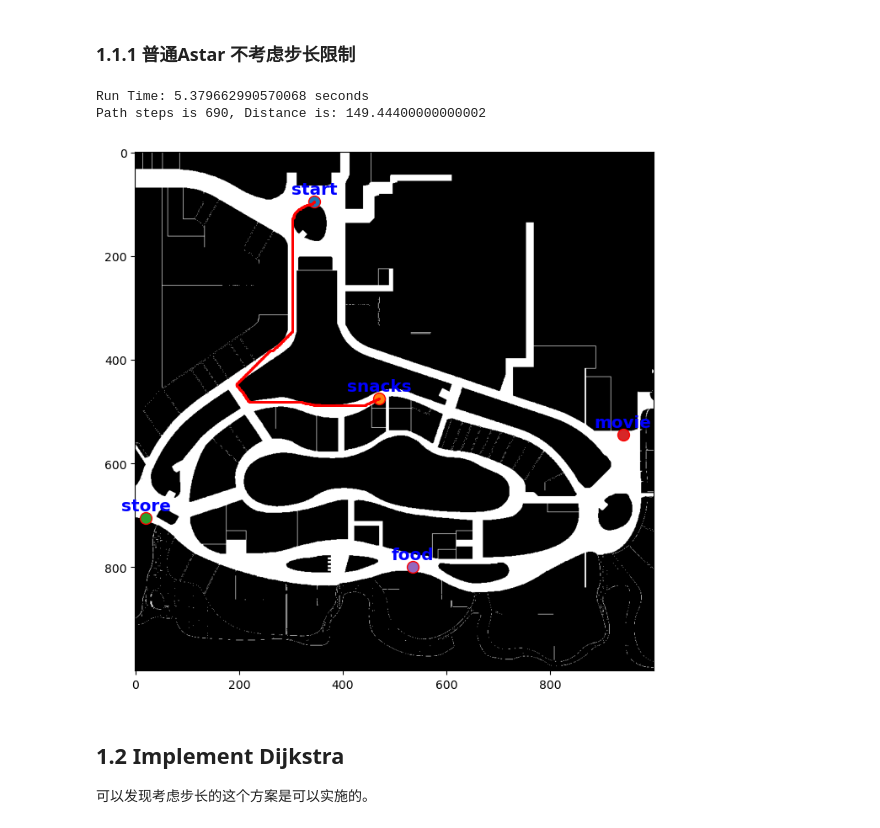
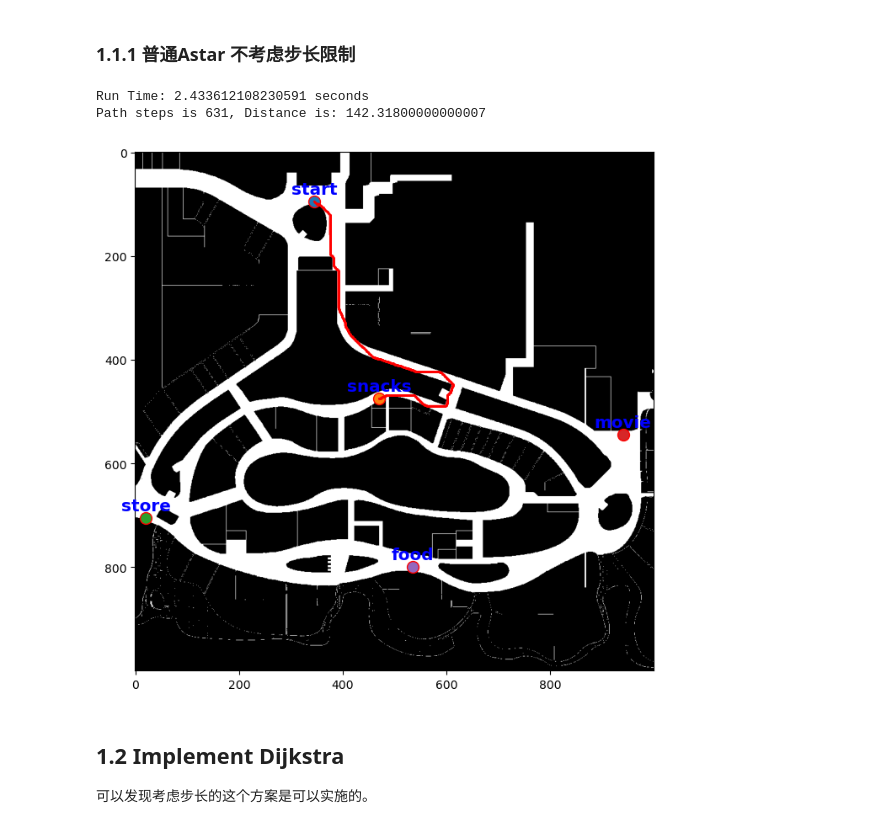
Before and after one commit to huangyqs123/ME5413_HW3, a Jupyter notebook: HW3_Task1&2/homework3.ipynb, the cells around one changed output. Drawn from its saved outputs; the diff is of its cells as text; code cells hidden in the pictures.

```diff
--- a/HW3_Task1&2/homework3.ipynb
+++ b/HW3_Task1&2/homework3.ipynb
@@ -71,93 +127,45 @@ Cell food is free: True
 # %%
-def heuristic_function(start, goal):
-    return np.sqrt((start[0] - goal[0]) ** 2 + (start[1] - goal[1]) ** 2) * MAP_RES
-
-# 根据PDF要求指定的cost函数，非对角为0.2，对角为0.282
-def get_cost(dx, dy):
-    if dx == 0 or dy == 0:
-        return 0.2
-    else:
-        return 0.282
-
-def reconstruct_path(came_from, current):
-    total_path = [current]
-    distance = 0
-    while current in came_from:
-        current = came_from[current]
-        distance += get_cost(total_path[-1][0] - current[0], total_path[-1][1] - current[1])
-        total_path.append(current)
-    return total_path, distance
-
-def visualize_path(path_array, map_img, map_locations):
-    plt.figure(figsize=(8, 8))
-    plt.imshow(map_img, cmap='gray')
-    plot_locations(map_locations, color='blue')
-    if path_array:
-        x, y = zip(*path_array)
-        plt.plot(x, y, marker='o', color='red', markersize=1, linestyle='-')
-    plt.show()
-
 def a_star(start_id, goal_id, map_data):
     start = tuple(locations[start_id])
     goal = tuple(locations[goal_id])
-    dirs = [(0, 1), (0, -1), (1, 0), (-1, 0), (1,-1), (-1, 1), (1, -1), (-1, -1)]
-    neighbor_dirs = [(0, 1), (0, -1), (1, 0), (-1, 0), (0, 2), (0, -2), (2, 0), (-2, 0), (1,-1), (-1, 1), (1, -1), (-1, -1)]
     open_set = {start}
     came_from = {}
     g_score = {start: 0}
     f_score = {start: heuristic_function(start, goal)}
 
     obstacle_map = grid_map.copy()
 
     while open_set:
         current = min(open_set, key=lambda x: f_score[x])
         if current == goal:
             return reconstruct_path(came_from, goal)
 
         open_set.remove(current)
 
-        for i in range(0,8):
-            neighbor = (current[0] + dirs[i][0], current[1] + dirs[i][1])
-
-            if 0 <= neighbor[0] < map_data.shape[0] and 0 <= neighbor[1] < map_data.shape[1] :
-                if map_data[neighbor[0], neighbor[1]] == 0:
-                    continue
-                if obstacle_map[neighbor[0], neighbor[1]] == 0:
-                    continue
-                if obstacle_map[neighbor[0], neighbor[1]] != 1:
-                    for neighbor_dir in neighbor_dirs:
-                        neighbor_neighbor = (neighbor[0] + neighbor_dir[0], neighbor[1] + neighbor_dir[1])
-                        if 0 <= neighbor_neighbor[0] < map_data.shape[0] and 0 <= neighbor_neighbor[1] < map_data.shape[1] :
-                            if map_data[neighbor_neighbor[0], neighbor_neighbor[1]] == 0:
-                                obstacle_map[neighbor[0]][neighbor[1]] = 0
-                                break
-                    if obstacle_map[neighbor[0], neighbor[1]] != 0:
-                        obstacle_map[neighbor[0], neighbor[1]] = 1     # reduce duplicate check
-
-
-            cost = get_cost(dirs[i][0], dirs[i][1])
+        for neighbor in get_neighbour(current, map_data, obstacle_map):
+            cost = get_cost(neighbor[0] - current[0], neighbor[1] - current[1])
             tentative_g_score = g_score[current] + cost
             if neighbor not in g_score or tentative_g_score < g_score[neighbor]:
                 came_from[neighbor] = current
                 g_score[neighbor] = tentative_g_score
                 f_score[neighbor] = tentative_g_score + heuristic_function(neighbor, goal)
                 if neighbor not in open_set:
                     open_set.add(neighbor)
 
     return None
 
 # Finding path from start to store
 start_time = time.time()
 path, total_distance = a_star('start', 'snacks', grid_map)
 
 print("Run Time:", time.time() - start_time, "seconds")
 print("Path steps is " + str(len(path)) + ", Distance is: " + str(total_distance))
 
 visualize_path(path, grid_map_img, locations)
 # %% [output]
-Run Time: 5.379662990570068 seconds
-Path steps is 690, Distance is: 149.44400000000002
+Run Time: 2.433612108230591 seconds
+Path steps is 631, Distance is: 142.31800000000007
-[figure, old version]
+[figure, new version]
 # %% [markdown]
 ## 1.2 Implement Dijkstra
 可以发现考虑步长的这个方案是可以实施的。
```
Also changed, not shown: parts of 6 cells of this notebook.
